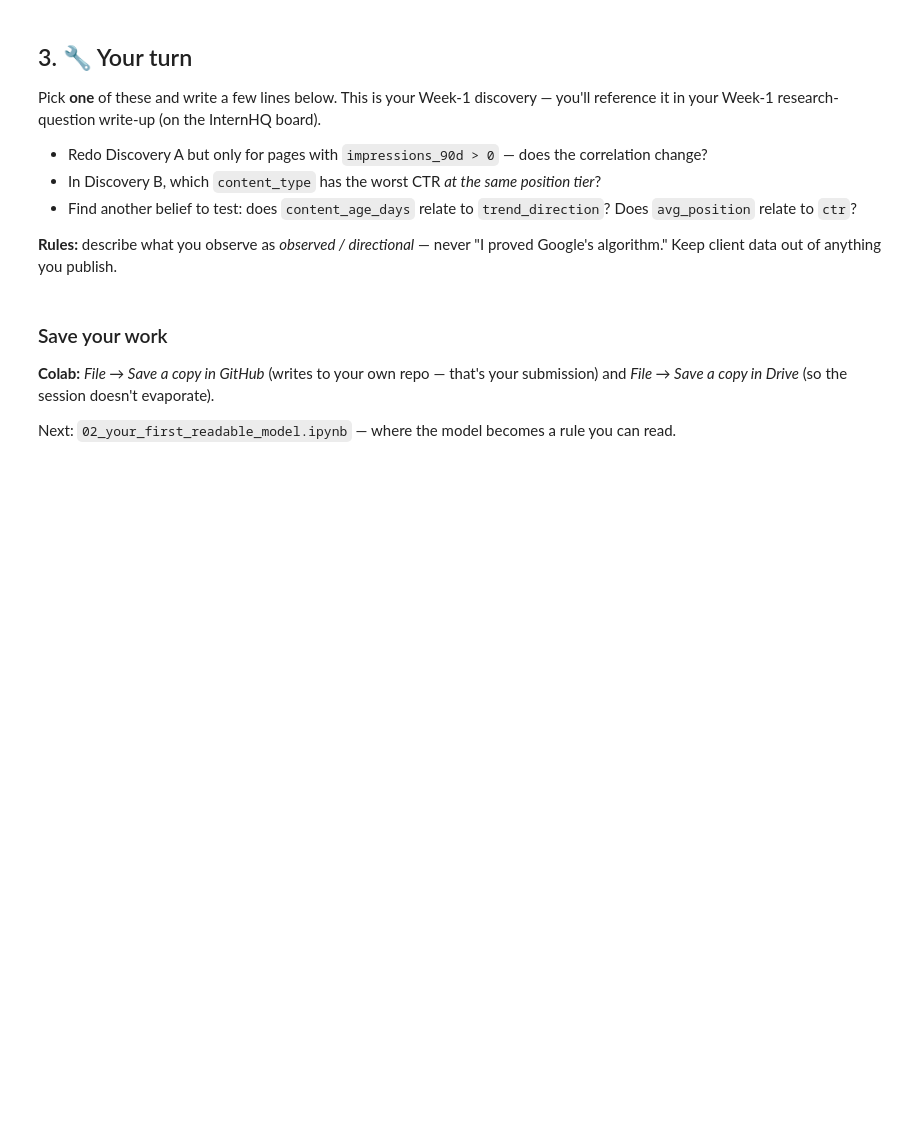
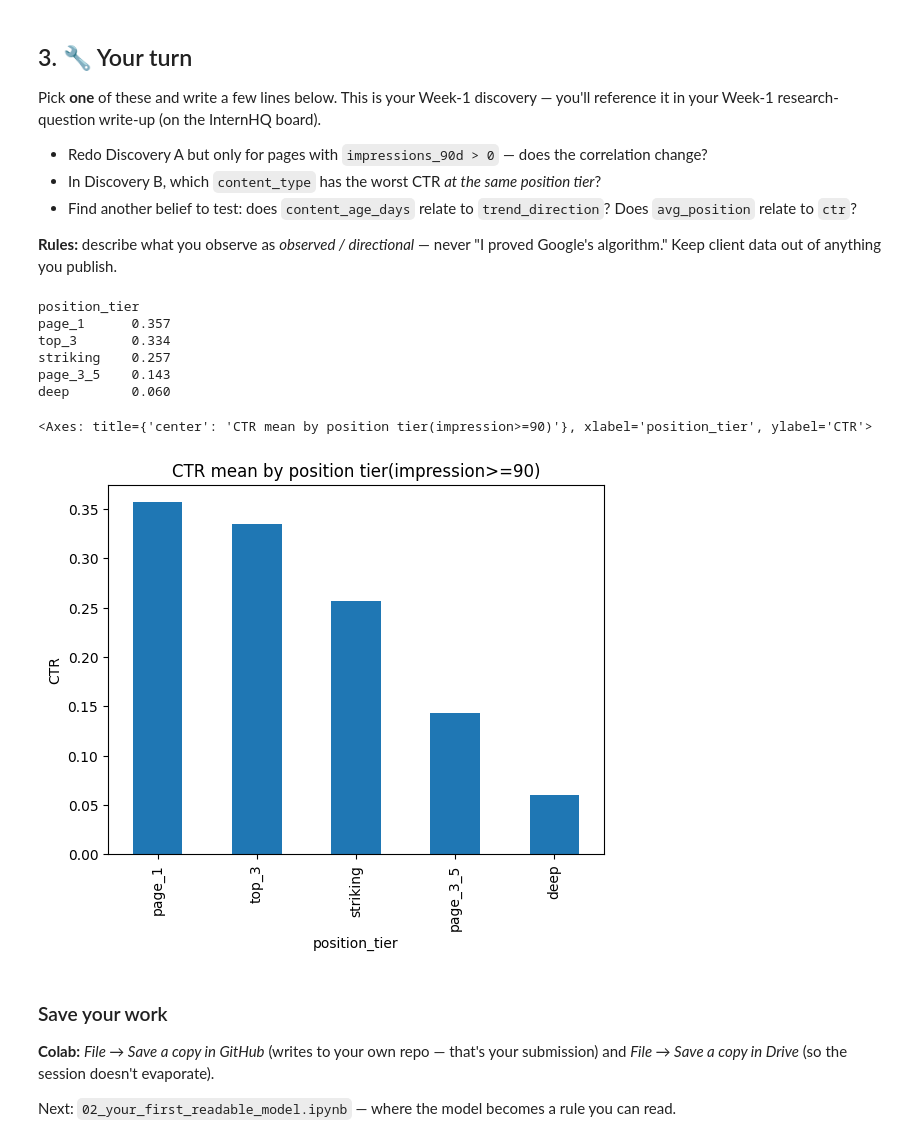
Before and after one commit to nouramr14/FlyrankMLinternship, a Jupyter notebook: notebooks/01_first_look_and_discovery.ipynb, the cells around one changed output. Saved outputs shown, nothing was run; the diff lists cells and outputs as text; code cells hidden in the pictures; blank space fills up the shorter version.

```diff
--- a/notebooks/01_first_look_and_discovery.ipynb
+++ b/notebooks/01_first_look_and_discovery.ipynb
@@ -98,7 +152,19 @@ Pick **one** of these and write a few lines below. This is your Week-1 discovery
 
 **Rules:** describe what you observe as *observed / directional* — never "I proved Google's algorithm." Keep client data out of anything you publish.
 # %%
-# Your discovery here
+visible = df[df["impressions_90d"]>=90]
+ctr_by_pos= visible.groupby("position_tier")["ctr"].mean().sort_values(ascending = False)
+print(ctr_by_pos.round(3).to_string())
+ctr_by_pos.plot(kind="bar", title= "CTR mean by position tier(impression>=90)", ylabel="CTR")
+# %% [output]
+position_tier
+page_1      0.357
+top_3       0.334
+striking    0.257
+page_3_5    0.143
+deep        0.060
+<Axes: title={'center': 'CTR mean by position tier(impression>=90)'}, xlabel='position_tier', ylabel='CTR'>
+[figure, added]
 # %% [markdown]
 ### Save your work
 **Colab:** *File → Save a copy in GitHub* (writes to your own repo — that's your submission) and *File → Save a copy in Drive* (so the session doesn't evaporate).
```
Also changed, not shown: parts of 7 cells of this notebook.
